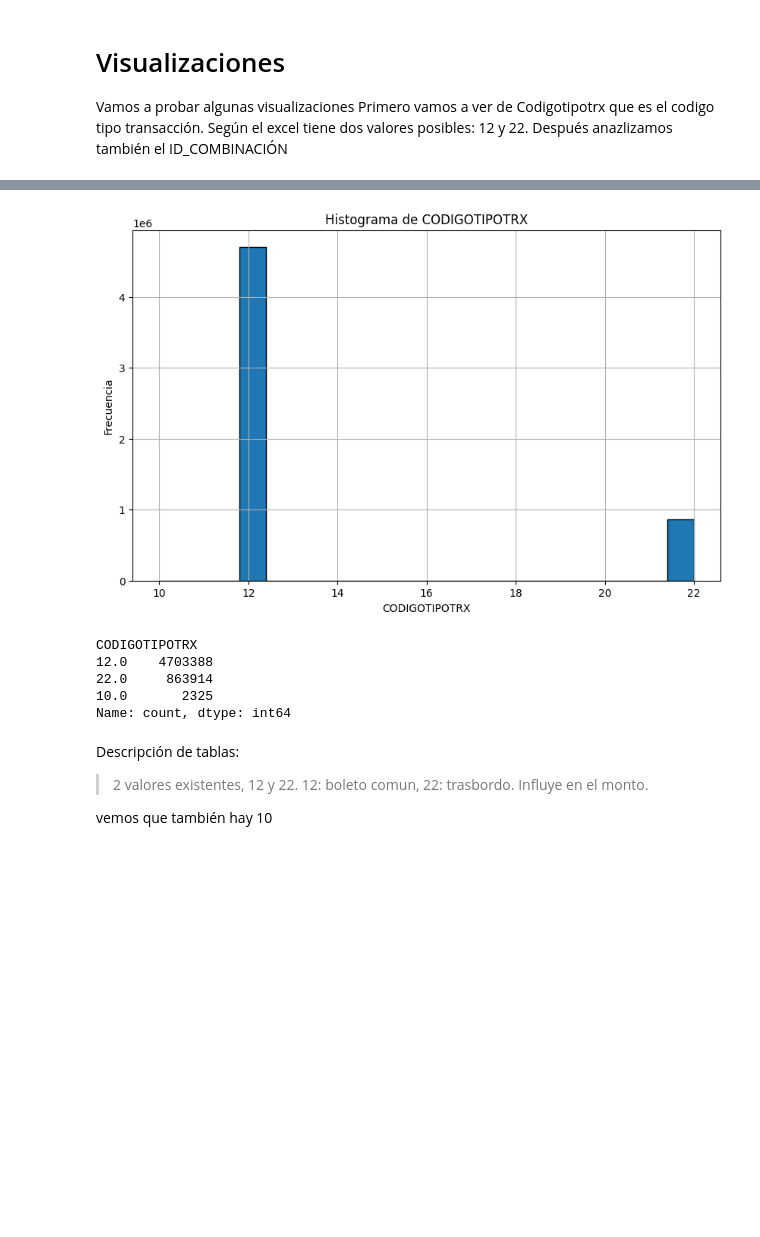
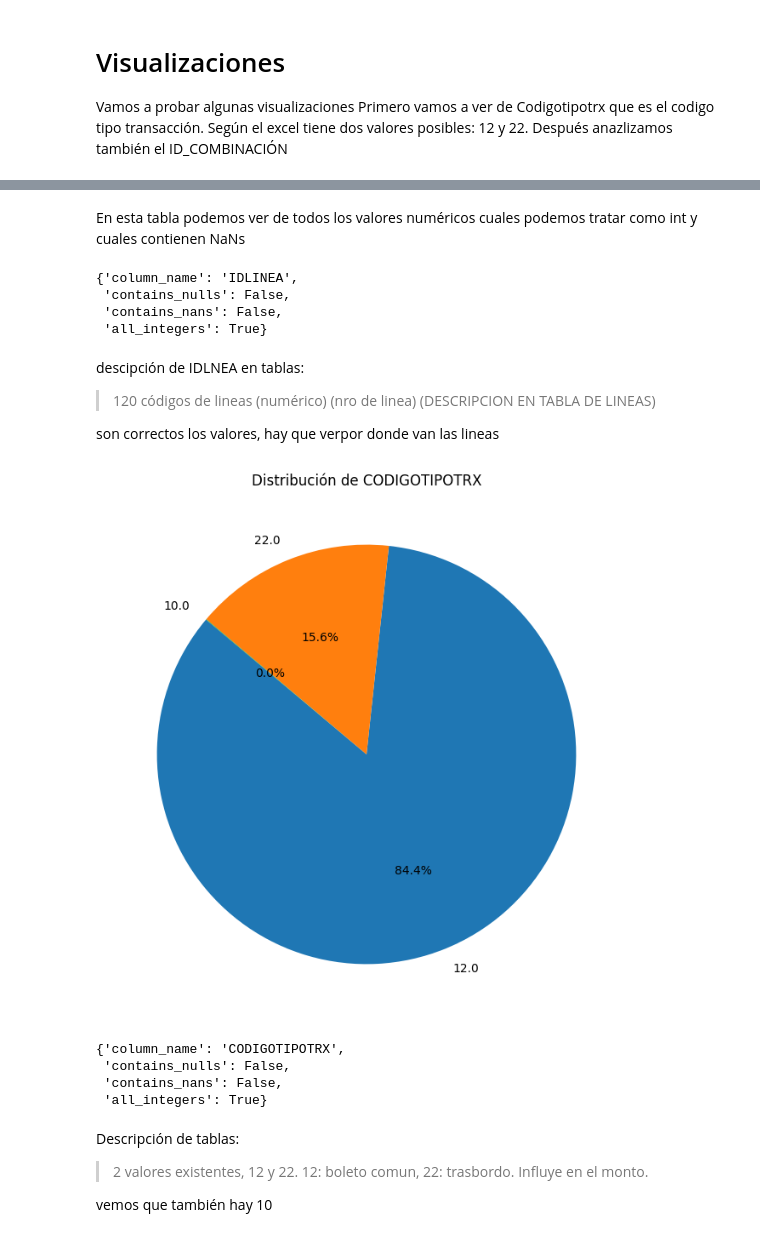
Before and after one commit to Ign4cho/ProyectoBI, a Jupyter notebook: EDA.ipynb, the cells around one changed output, grey strips where cells are left out. Cells and saved outputs as stored; diff of their text form; code cells hidden in the pictures; blank space fills up the shorter version.

Commit message:
se cambio el tipo de datos de muchas columnas, y se agregaron visualizaciones

```diff
--- a/EDA.ipynb
+++ b/EDA.ipynb
@@ -61,8 +104,8 @@ def load_data(path, columns):
 # %%
 complete_df=load_data(csv_path, column_types)
 # %%
-joblib_path = os.path.join('datasets', 'joblib', 'extraccion022024.pkl')
-complete_df= joblib.load(joblib_path)
+joblib_path = os.path.join('datasets', 'joblib', 'sample')
+selected_df= joblib.load(joblib_path)
 # %%
 file_path = os.path.join('datasets', 'joblib', 'extraccion022024.pkl')
 joblib.dump(complete_df, file_path)
@@ -147,22 +244,37 @@ Después anazlizamos también el ID_COMBINACIÓN
+# %% [markdown]
+
+En esta tabla podemos ver de todos los valores numéricos cuales podemos tratar como int y cuales contienen NaNs
+# %%
+analyze_column(selected_df, 'IDLINEA')
+# %% [output]
+{'column_name': 'IDLINEA',
+ 'contains_nulls': False,
+ 'contains_nans': False,
+ 'all_integers': True}
+# %% [markdown]
+descipción de IDLNEA en tablas:
+>120 códigos de lineas (numérico)
+>(nro de linea) (DESCRIPCION EN TABLA DE LINEAS)
+
+son correctos los valores, hay que verpor donde van las lineas
 # %%
+# Contar los valores de la columna CODIGOTIPOTRX
+codigotipo_trx_counts = selected_df['CODIGOTIPOTRX'].value_counts()
 
-plt.figure(figsize=(10, 6))
-plt.hist(selected_df['CODIGOTIPOTRX'], bins=20, edgecolor='black')
-plt.title('Histograma de CODIGOTIPOTRX')
-plt.xlabel('CODIGOTIPOTRX')
-plt.ylabel('Frecuencia')
-plt.grid(True)
+# Crear el gráfico de pastel
+plt.figure(figsize=(8, 8))
+plt.pie(codigotipo_trx_counts, labels=codigotipo_trx_counts.index, autopct='%1.1f%%', startangle=140)
+plt.title('Distribución de CODIGOTIPOTRX')
 plt.show()
 # %% [output]
-[figure, old version]
+[figure, new version]
-# %%
-selected_df.value_counts('CODIGOTIPOTRX', dropna=False)
-# %% [output]
-CODIGOTIPOTRX
-12.0    4703388
-22.0     863914
-10.0       2325
-Name: count, dtype: int64
+# %%
+analyze_column(selected_df, 'CODIGOTIPOTRX')
+# %% [output]
+{'column_name': 'CODIGOTIPOTRX',
+ 'contains_nulls': False,
+ 'contains_nans': False,
+ 'all_integers': True}
 # %% [markdown]
 Descripción de tablas:
 > 2 valores existentes, 12 y 22. 12: boleto comun, 22: trasbordo. Influye en el monto.
```
Also changed, not shown: parts of 25 cells of this notebook.
